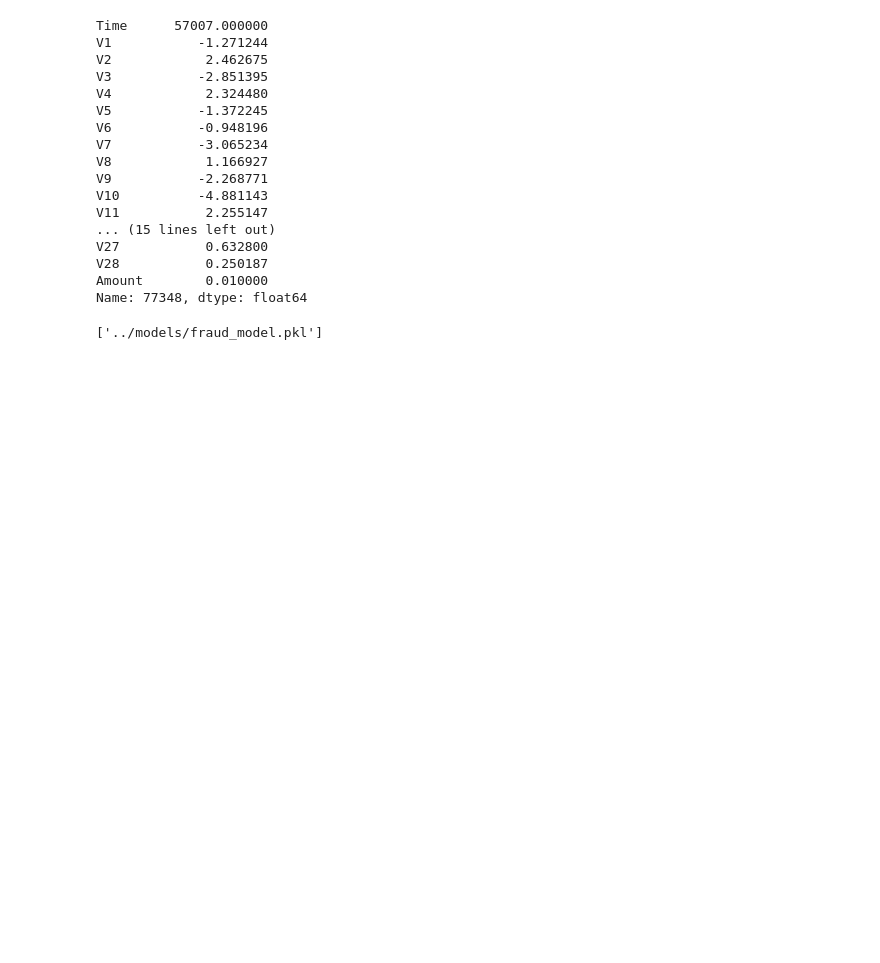
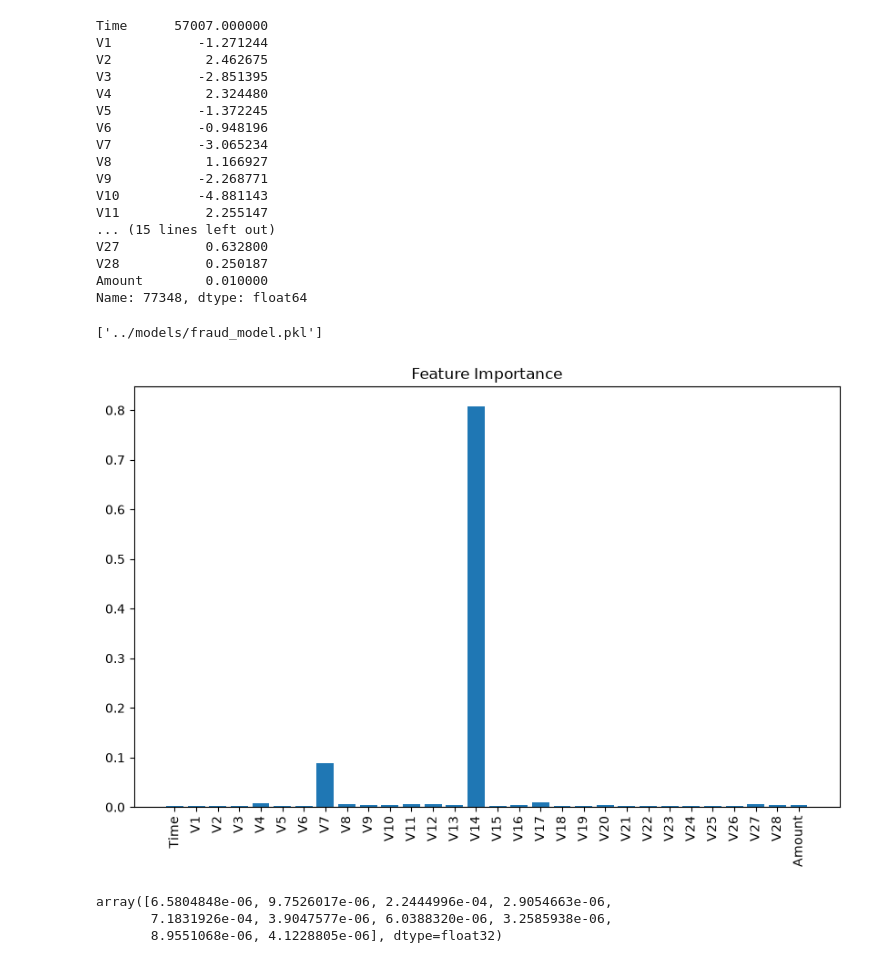
Before and after one commit to adritanotadorito/fraud-simulator, a Jupyter notebook: ml/notebooks/fraud_detection.ipynb, the cells around one changed output. Saved outputs shown, nothing was run; the diff lists cells and outputs as text; code cells hidden in the pictures; blank space fills up the shorter version.

Commit message:
models updated

```diff
--- a/ml/notebooks/fraud_detection.ipynb
+++ b/ml/notebooks/fraud_detection.ipynb
@@ -224,3 +224,25 @@ import joblib
 joblib.dump(model, "../models/fraud_model.pkl")
 # %% [output]
 ['../models/fraud_model.pkl']
+# %%
+import matplotlib.pyplot as plt
+
+importance = model.feature_importances_
+
+plt.figure(figsize=(10,6))
+plt.bar(range(len(importance)), importance)
+plt.xticks(range(len(importance)), X.columns, rotation=90)
+plt.title("Feature Importance")
+plt.show()
+# %% [output]
+[figure, added]
+# %%
+probabilities = model.predict_proba(X_test)
+
+fraud_probability = probabilities[:,1]
+
+fraud_probability[:10]
+# %% [output]
+array([6.5804848e-06, 9.7526017e-06, 2.2444996e-04, 2.9054663e-06,
+       7.1831926e-04, 3.9047577e-06, 6.0388320e-06, 3.2585938e-06,
+       8.9551068e-06, 4.1228805e-06], dtype=float32)
```
Also changed, not shown: parts of 12 cells of this notebook, 8 other files.
